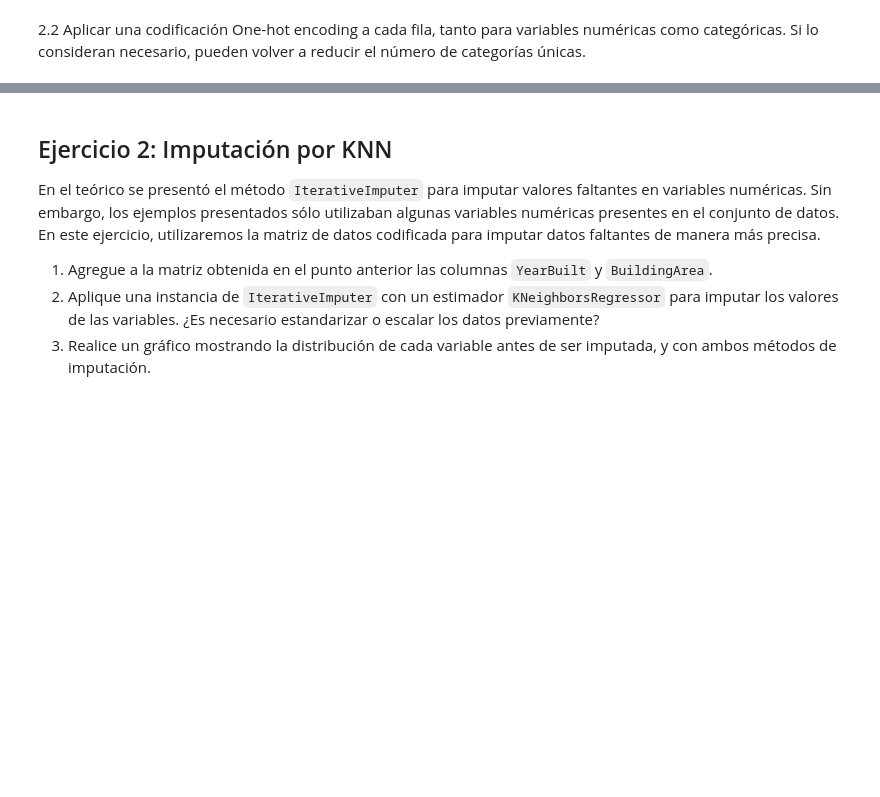
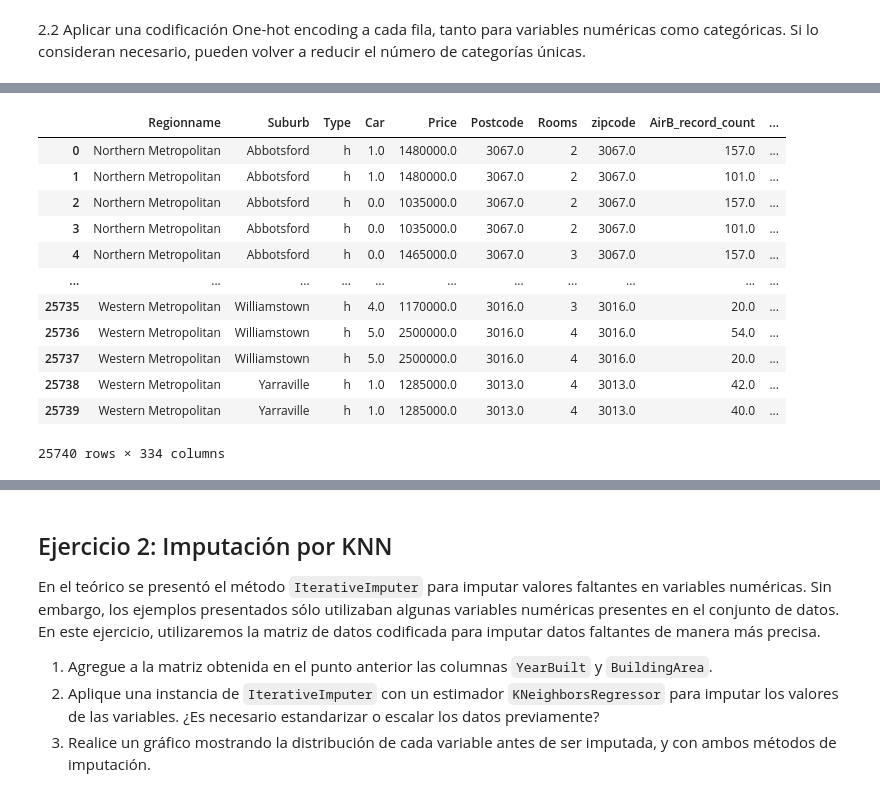
Before and after one commit to carolina-garay/AnalisisExploratorioYCuracion_Grupo32, a Jupyter notebook: AyC_Parte2__Garay_v1.ipynb, the cells around one changed output, grey strips where cells are left out. Cells and saved outputs as stored; diff of their text form; code cells hidden in the pictures; blank space fills up the shorter version.

```diff
--- a/AyC_Parte2__Garay_v1.ipynb
+++ b/AyC_Parte2__Garay_v1.ipynb
@@ -87,0 +140,6 @@ airmelb_new.sample(5)
+# %%
+#Separamos por variables categóricas y numéricas
+categorical_cols = ['Regionname', 'Suburb', 'Type']
+numerical_cols = ['Car', 'Price', 'Postcode', 'Rooms',
+       'zipcode', 'AirB_record_count', 'AirB_daily_price_mean',
+       'AirB_weekly_price_mean', 'AirB_monthly_price_mean']
@@ -87,0 +196,2 @@ airmelb_new.sample(5)
+# %%
+dummies = pd.get_dummies(df[categorical_cols], drop_first = True)
@@ -87,0 +214,19 @@ airmelb_new.sample(5)
+# %%
+# Añadimos las variables binarias al dataframe df
+df = pd.concat([df, dummies], axis = 1)
+# %%
+df
+# %% [output]
+|  | Regionname | Suburb | Type | Car | Price | Postcode | Rooms | zipcode | AirB_record_count | ... |
+| 0 | Northern Metropolitan | Abbotsford | h | 1.0 | 1480000.0 | 3067.0 | 2 | 3067.0 | 157.0 | ... |
+| 1 | Northern Metropolitan | Abbotsford | h | 1.0 | 1480000.0 | 3067.0 | 2 | 3067.0 | 101.0 | ... |
+| 2 | Northern Metropolitan | Abbotsford | h | 0.0 | 1035000.0 | 3067.0 | 2 | 3067.0 | 157.0 | ... |
+| 3 | Northern Metropolitan | Abbotsford | h | 0.0 | 1035000.0 | 3067.0 | 2 | 3067.0 | 101.0 | ... |
+| 4 | Northern Metropolitan | Abbotsford | h | 0.0 | 1465000.0 | 3067.0 | 3 | 3067.0 | 157.0 | ... |
+| ... | ... | ... | ... | ... | ... | ... | ... | ... | ... | ... |
+| 25735 | Western Metropolitan | Williamstown | h | 4.0 | 1170000.0 | 3016.0 | 3 | 3016.0 | 20.0 | ... |
+| 25736 | Western Metropolitan | Williamstown | h | 5.0 | 2500000.0 | 3016.0 | 4 | 3016.0 | 54.0 | ... |
+| 25737 | Western Metropolitan | Williamstown | h | 5.0 | 2500000.0 | 3016.0 | 4 | 3016.0 | 20.0 | ... |
+| 25738 | Western Metropolitan | Yarraville | h | 1.0 | 1285000.0 | 3013.0 | 4 | 3013.0 | 42.0 | ... |
+| 25739 | Western Metropolitan | Yarraville | h | 1.0 | 1285000.0 | 3013.0 | 4 | 3013.0 | 40.0 | ... |
+25740 rows × 334 columns
```
Also changed, not shown: parts of 18 cells of this notebook.
